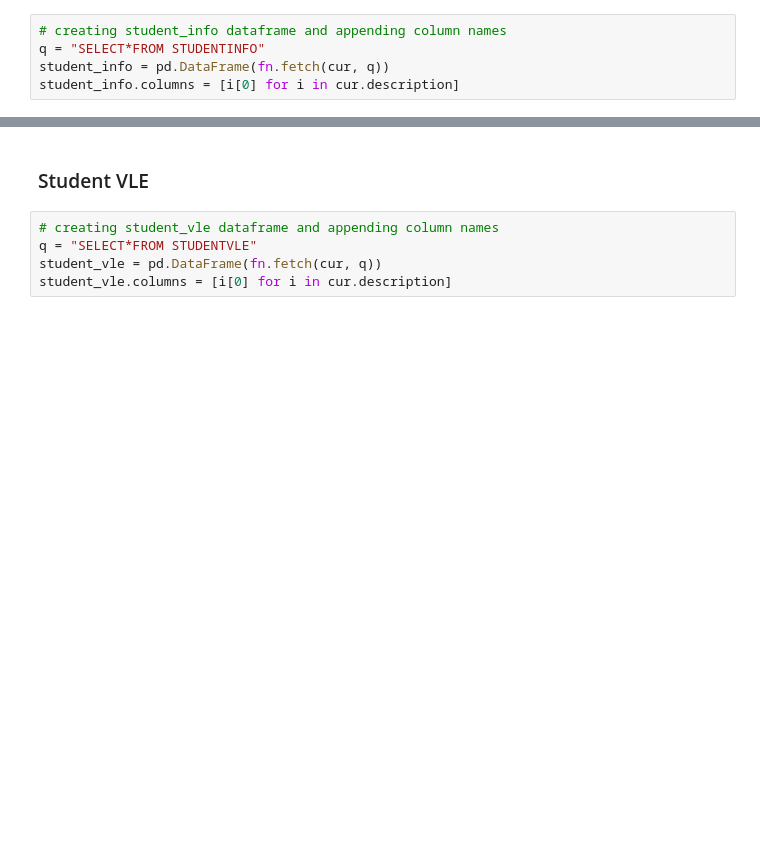
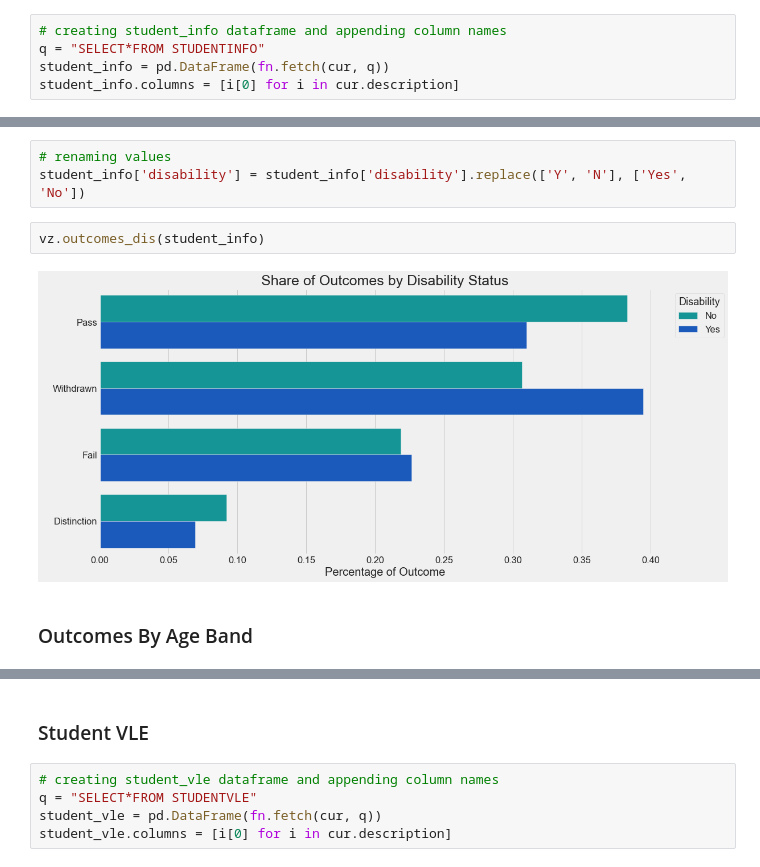
Before and after one commit to jeffreyhwatson/online_outcomes, a Jupyter notebook: notebooks/exploratory/cleaning_eda.ipynb, the cells around one changed output, grey strips where cells are left out. Cells and saved outputs as stored; diff of their text form; blank space fills up the shorter version.

```diff
--- a/notebooks/exploratory/cleaning_eda.ipynb
+++ b/notebooks/exploratory/cleaning_eda.ipynb
@@ -175,3 +254,12 @@ Name: imd_band, dtype: float64
+# %%
+# renaming values
+student_info['disability'] = student_info['disability'].replace(['Y', 'N'], ['Yes', 'No'])
+# %%
+vz.outcomes_dis(student_info)
+# %% [output]
+[figure, added]
+# %% [markdown]
+### Outcomes By Age Band
 # %%
 student_info.age_band.value_counts(normalize=True)
 # %% [output]
```
Also changed, not shown: parts of 59 cells of this notebook, 2 other files.
